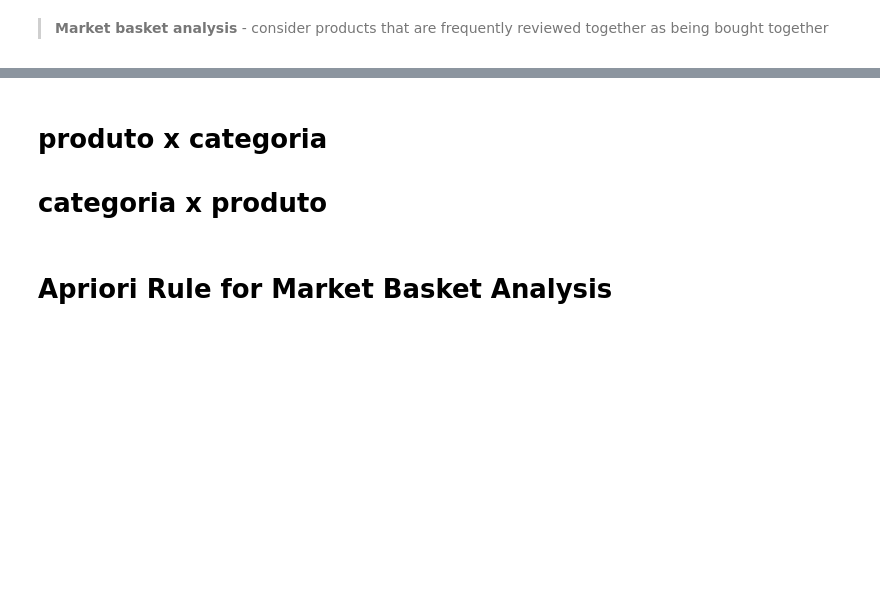
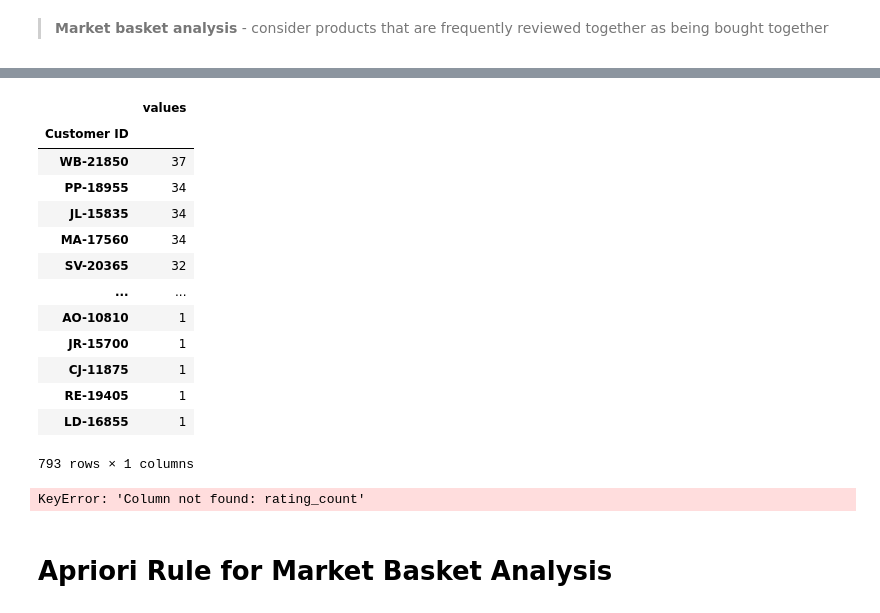
Before and after one commit to Babreucosta/Integrated-CA2_DVT_MLB, a Jupyter notebook: SUPERSTORE SALES.ipynb, the cells around one changed output, grey strips where cells are left out. Cells and saved outputs as stored; diff of their text form; code cells hidden in the pictures; blank space fills up the shorter version.

Commit message:
Market Basket Analysis

```diff
--- a/SUPERSTORE SALES.ipynb
+++ b/SUPERSTORE SALES.ipynb
@@ -564,6 +588,3 @@ basket_sets
-# %% [markdown]
-# produto x categoria
-# categoria x produto
 # %%
 import pandas as pd
 from mlxtend.frequent_patterns import apriori
@@ -573,13 +592,30 @@ df.head()
 # %%
-teste = pd.DataFrame(df[['user_id']].value_counts(), columns=['values'])
+teste = pd.DataFrame(df[['Customer ID']].value_counts(), columns=['values'])
 teste
+# %% [output]
+|  | values |
+| Customer ID |  |
+| WB-21850 | 37 |
+| PP-18955 | 34 |
+| JL-15835 | 34 |
+| MA-17560 | 34 |
+| SV-20365 | 32 |
+| ... | ... |
+| AO-10810 | 1 |
+| JR-15700 | 1 |
+| CJ-11875 | 1 |
+| RE-19405 | 1 |
+| LD-16855 | 1 |
+793 rows × 1 columns
 # %%
 # Create a basket for each user
-basket = (df.groupby(['user_id', 'product_id'])['rating_count']
+basket = (df.groupby(['Customer ID', 'Product ID'])['rating_count']
           .sum().unstack().reset_index().fillna(0)
-          .set_index('user_id'))
+          .set_index('Customer ID'))
 
 print(basket)
+# %% [output]
+KeyError: 'Column not found: rating_count'
 # %%
 # Create and declare a method named as 'encode_units()'
 def encode_units(x):
```
Also changed, not shown: parts of 92 cells of this notebook.
